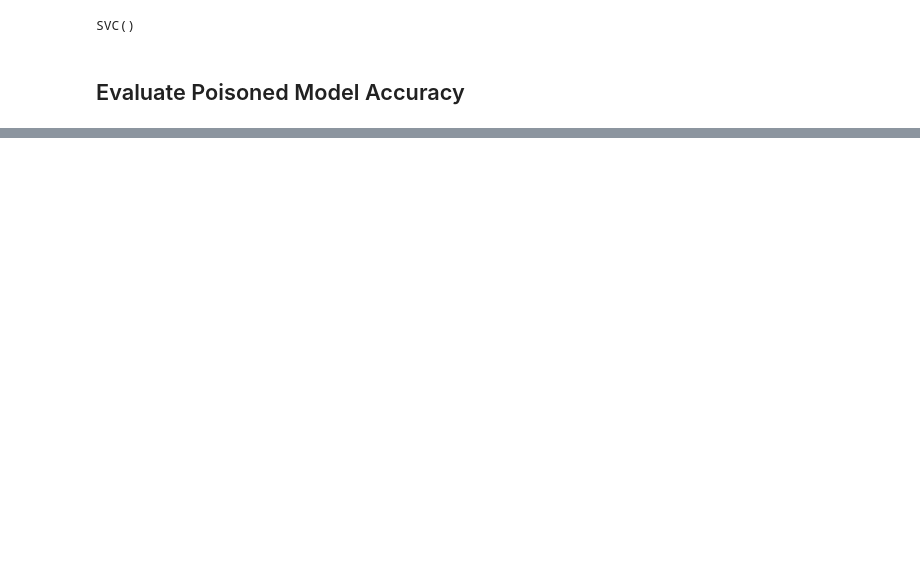
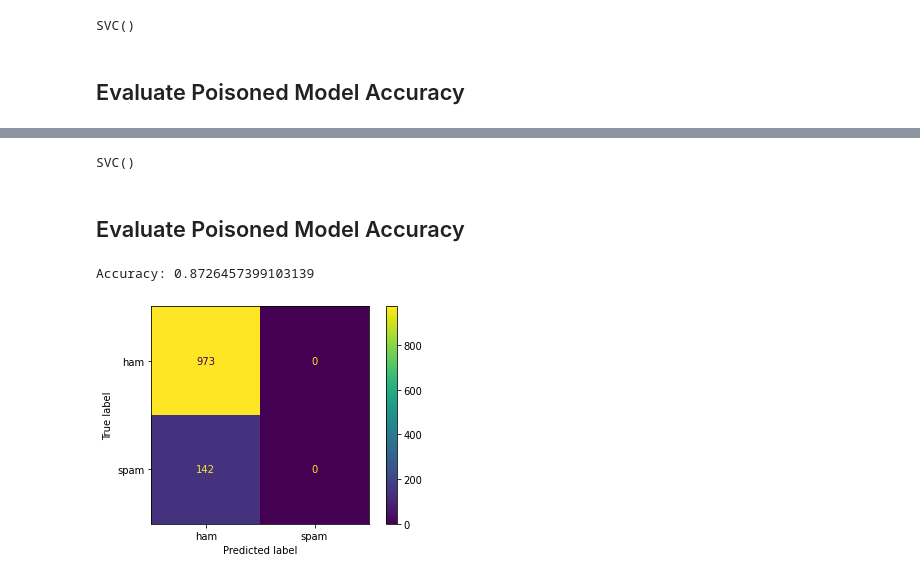
Before and after one commit to javiervela/attacking-ai-notebooks, a Jupyter notebook: Poisoning_Attack_Spam_Filter.ipynb, the cells around one changed output, grey strips where cells are left out. Drawn from its saved outputs; the diff is of its cells as text; code cells hidden in the pictures; blank space fills up the shorter version.

```diff
--- a/Poisoning_Attack_Spam_Filter.ipynb
+++ b/Poisoning_Attack_Spam_Filter.ipynb
@@ -150,0 +189,4 @@ Accuracy: 0.14349775784753363
+# %%
+for i, y in enumerate(y_spam_only):
+  #if random.random() < 0.5:
+  y_spam_only.loc[i] = 'ham'
@@ -150,0 +209,21 @@ Accuracy: 0.14349775784753363
+# %%
+features_spam_only = cv.fit_transform(pd.concat([x_spam_only, x_train]))
+# %%
+model_poisoning_spam = svm.SVC()
+model_poisoning_spam.fit(features_spam_only,pd.concat([y_spam_only, y_train]))
+# %% [output]
+SVC()
+# %% [markdown]
+## Evaluate Poisoned Model Accuracy
+# %%
+features_test = cv.transform(x_test)
+print("Accuracy: {}".format(model_poisoning_spam.score(features_test,y_test)))
+# %% [output]
+Accuracy: 0.8726457399103139
+# %%
+y_pred_test = model_poisoning_spam.predict(features_test)
+
+ConfusionMatrixDisplay.from_predictions(y_test, y_pred_test)
+plt.show()
+# %% [output]
+[figure, added]
```
Also changed, not shown: parts of 20 cells of this notebook, 1 other file.
